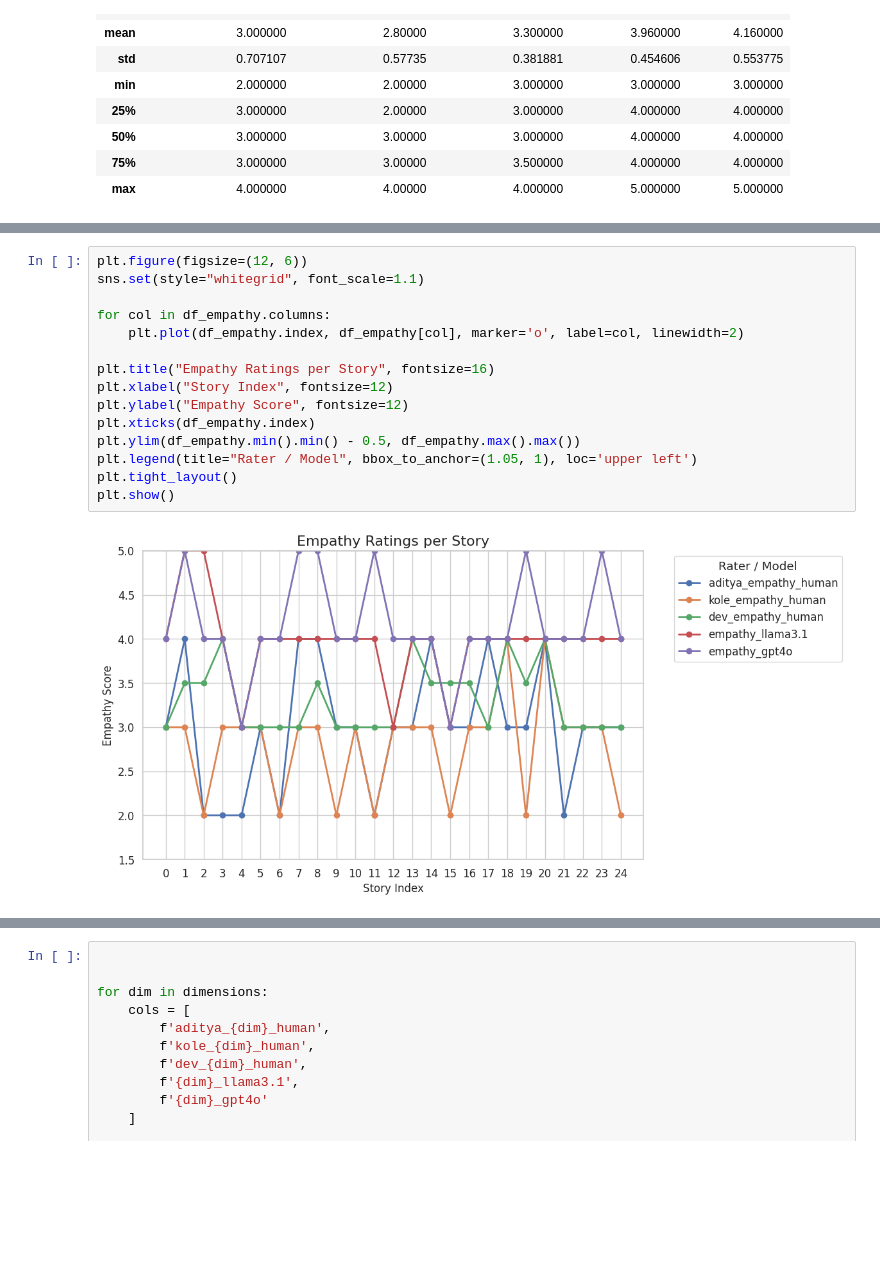
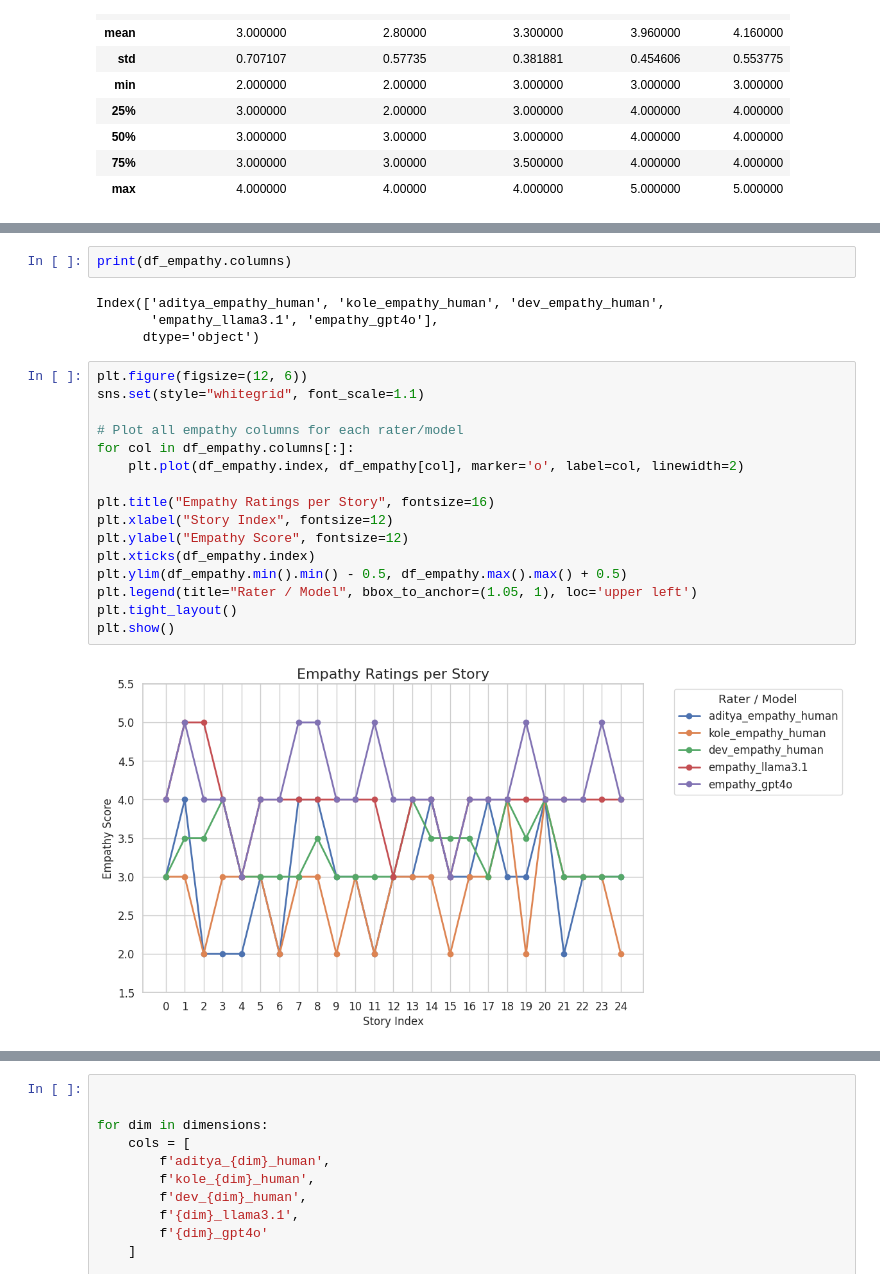
Before and after one commit to guptaaditya746/agentic_story, a Jupyter notebook: notebook/rating_of_story/rating_of_stories.ipynb, the cells around one changed output, grey strips where cells are left out. Cells and saved outputs as stored; diff of their text form; blank space fills up the shorter version.

```diff
--- a/notebook/rating_of_story/rating_of_stories.ipynb
+++ b/notebook/rating_of_story/rating_of_stories.ipynb
@@ -196,17 +160,24 @@ plt.show()
+# %%
+print(df_empathy.columns)
+# %% [output]
+Index(['aditya_empathy_human', 'kole_empathy_human', 'dev_empathy_human',
+       'empathy_llama3.1', 'empathy_gpt4o'],
+      dtype='object')
 # %%
 plt.figure(figsize=(12, 6))
 sns.set(style="whitegrid", font_scale=1.1)
 
-for col in df_empathy.columns:
+# Plot all empathy columns for each rater/model
+for col in df_empathy.columns[:]:
     plt.plot(df_empathy.index, df_empathy[col], marker='o', label=col, linewidth=2)
 
 plt.title("Empathy Ratings per Story", fontsize=16)
 plt.xlabel("Story Index", fontsize=12)
 plt.ylabel("Empathy Score", fontsize=12)
 plt.xticks(df_empathy.index)
-plt.ylim(df_empathy.min().min() - 0.5, df_empathy.max().max())
+plt.ylim(df_empathy.min().min() - 0.5, df_empathy.max().max() + 0.5)
 plt.legend(title="Rater / Model", bbox_to_anchor=(1.05, 1), loc='upper left')
 plt.tight_layout()
 plt.show()
 # %% [output]
-[figure, old version]
+[figure, new version]
```
Also changed, not shown: parts of 38 cells of this notebook, 1 other file.
